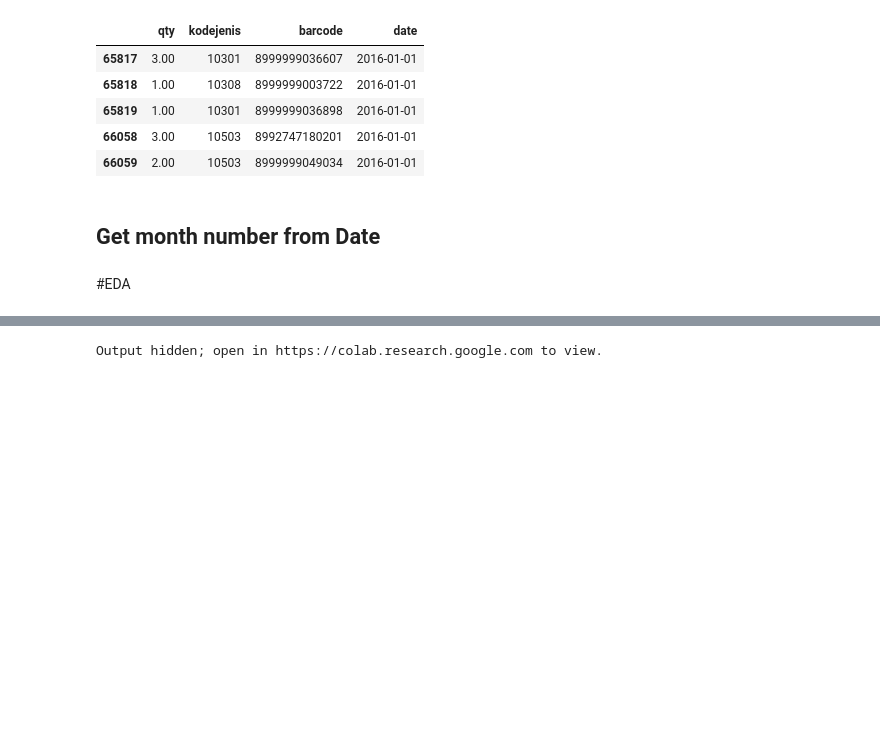
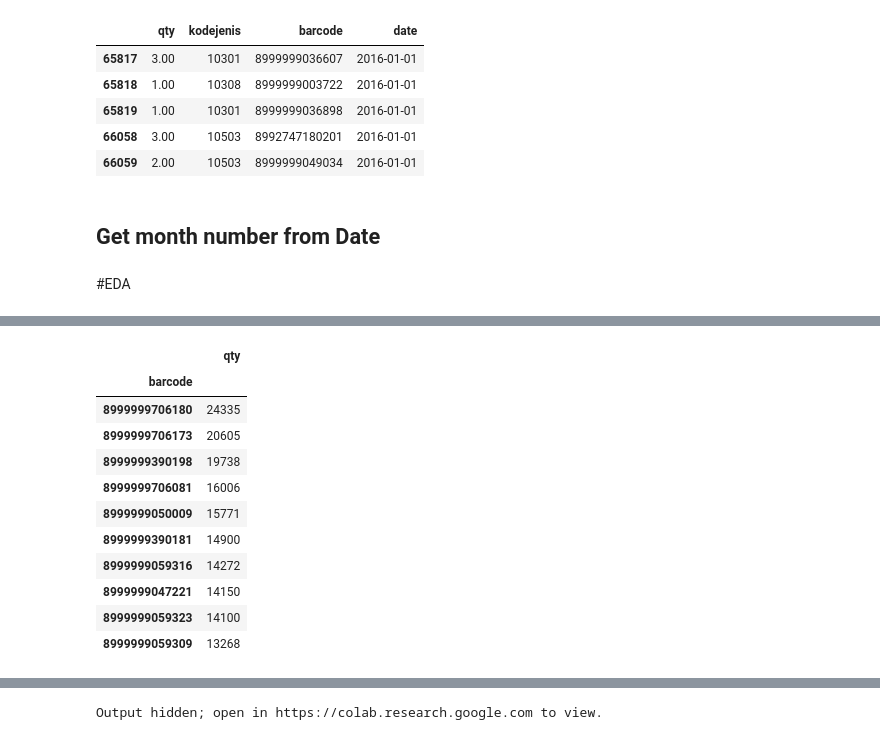
Before and after one commit to diegoray/sales-prediction-gru, a Jupyter notebook: ipynb/EDA.ipynb, the cells around one changed output, grey strips where cells are left out. Saved outputs shown, nothing was run; the diff lists cells and outputs as text; code cells hidden in the pictures; blank space fills up the shorter version.

```diff
--- a/ipynb/EDA.ipynb
+++ b/ipynb/EDA.ipynb
@@ -160,3 +182,23 @@ train['month_yr'] = train['month_yr'].map({'01-16':0,'02-16':1,'03-16':2,'04-16'
+# %%
+# top 10 most selling poducts
+prod_sales = pd.DataFrame(train.groupby('barcode').sum()['qty'])
+# %%
+prod_sales = prod_sales.sort_values('qty', ascending=False)
+# %%
+prod_sales[:10]
+# %% [output]
+|  | qty |
+| barcode |  |
+| 8999999706180 | 24335 |
+| 8999999706173 | 20605 |
+| 8999999390198 | 19738 |
+| 8999999706081 | 16006 |
+| 8999999050009 | 15771 |
+| 8999999390181 | 14900 |
+| 8999999059316 | 14272 |
+| 8999999047221 | 14150 |
+| 8999999059323 | 14100 |
+| 8999999059309 | 13268 |
 # %%
 daily_sales = train.groupby("date", as_index=False)['qty'].sum()
 # store_daily_sales = train.groupby(['store', 'date'], as_index=False)['sales'].sum()
```
Also changed, not shown: parts of 11 cells of this notebook.
